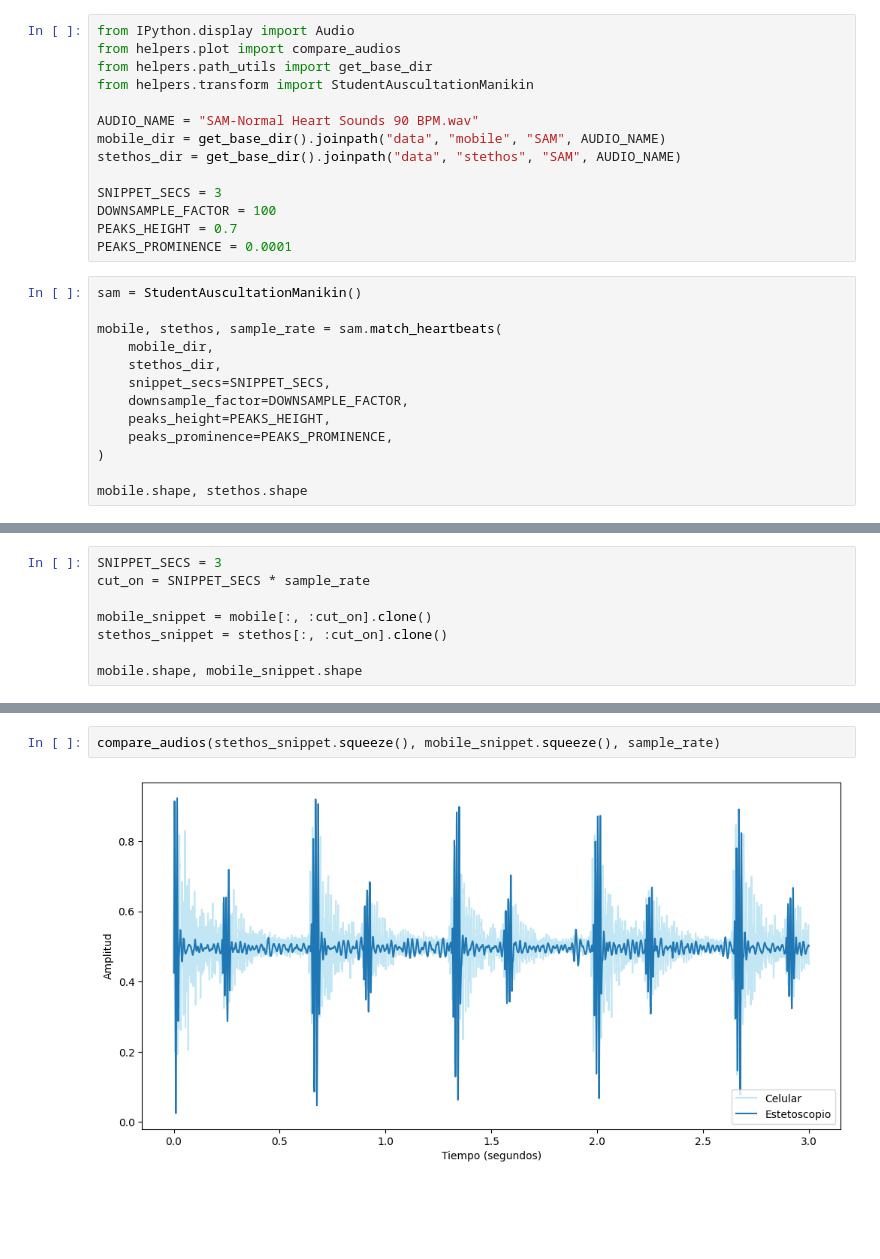
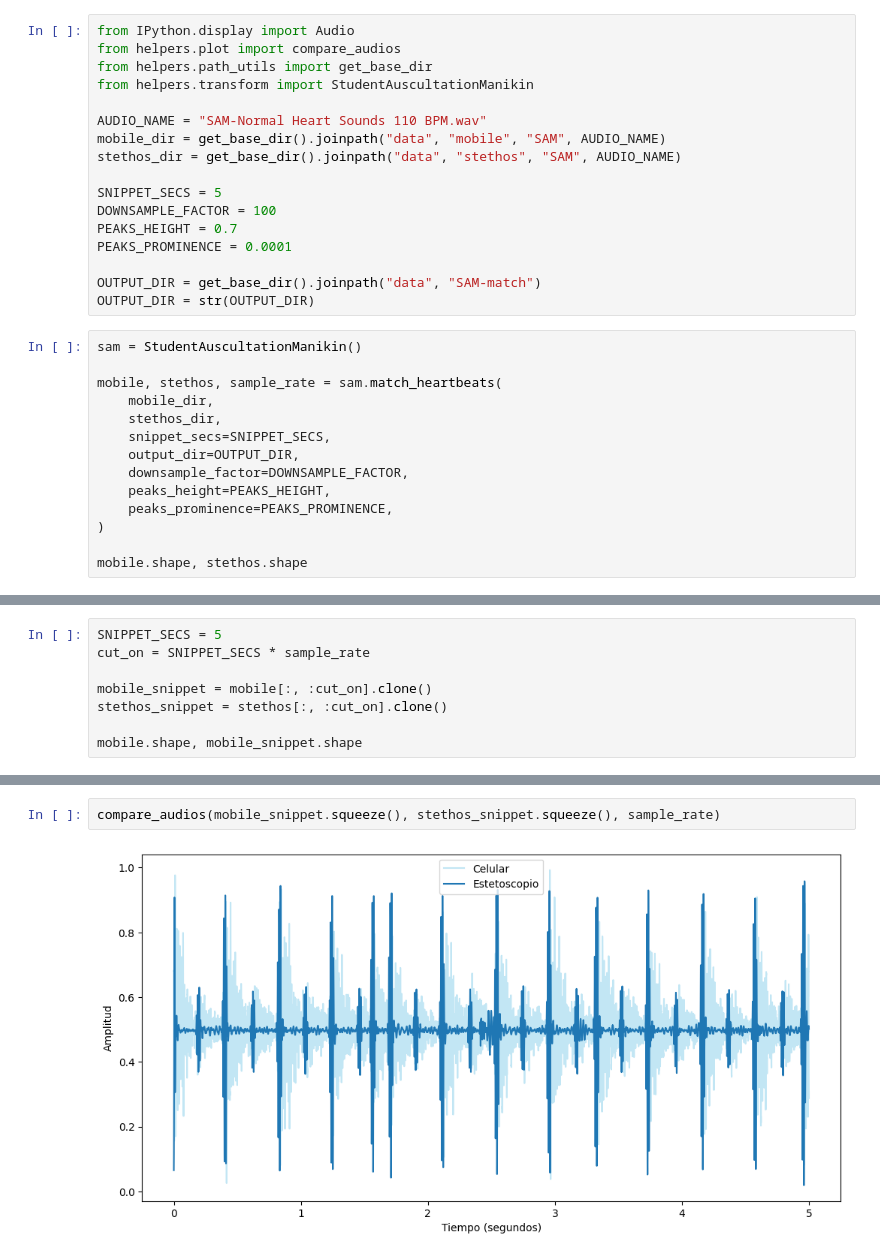
Before and after one commit to Afroefras/coratech, a Jupyter notebook: notebooks/SAM/sam_match.ipynb, the cells around one changed output, grey strips where cells are left out. Saved outputs shown, nothing was run; the diff lists cells and outputs as text; blank space fills up the shorter version.

```diff
--- a/notebooks/SAM/sam_match.ipynb
+++ b/notebooks/SAM/sam_match.ipynb
@@ -4,14 +4,17 @@ from helpers.plot import compare_audios
 from helpers.path_utils import get_base_dir
 from helpers.transform import StudentAuscultationManikin
 
-AUDIO_NAME = "SAM-Normal Heart Sounds 90 BPM.wav"
+AUDIO_NAME = "SAM-Normal Heart Sounds 110 BPM.wav"
 mobile_dir = get_base_dir().joinpath("data", "mobile", "SAM", AUDIO_NAME)
 stethos_dir = get_base_dir().joinpath("data", "stethos", "SAM", AUDIO_NAME)
 
-SNIPPET_SECS = 3
+SNIPPET_SECS = 5
 DOWNSAMPLE_FACTOR = 100
 PEAKS_HEIGHT = 0.7
 PEAKS_PROMINENCE = 0.0001
+
+OUTPUT_DIR = get_base_dir().joinpath("data", "SAM-match")
+OUTPUT_DIR = str(OUTPUT_DIR)
 # %%
 sam = StudentAuscultationManikin()
 
@@ -19,6 +22,7 @@ mobile, stethos, sample_rate = sam.match_heartbeats(
     mobile_dir,
     stethos_dir,
     snippet_secs=SNIPPET_SECS,
+    output_dir=OUTPUT_DIR,
     downsample_factor=DOWNSAMPLE_FACTOR,
     peaks_height=PEAKS_HEIGHT,
     peaks_prominence=PEAKS_PROMINENCE,
@@ -30,5 +34,5 @@ mobile.shape, stethos.shape
 # %%
-SNIPPET_SECS = 3
+SNIPPET_SECS = 5
 cut_on = SNIPPET_SECS * sample_rate
 
 mobile_snippet = mobile[:, :cut_on].clone()
@@ -40,4 +44,4 @@ mobile.shape, mobile_snippet.shape
 # %%
-compare_audios(stethos_snippet.squeeze(), mobile_snippet.squeeze(), sample_rate)
+compare_audios(mobile_snippet.squeeze(), stethos_snippet.squeeze(), sample_rate)
 # %% [output]
-[figure, old version]
+[figure, new version]
```
Also changed, not shown: parts of 3 cells of this notebook, 6 other files.
